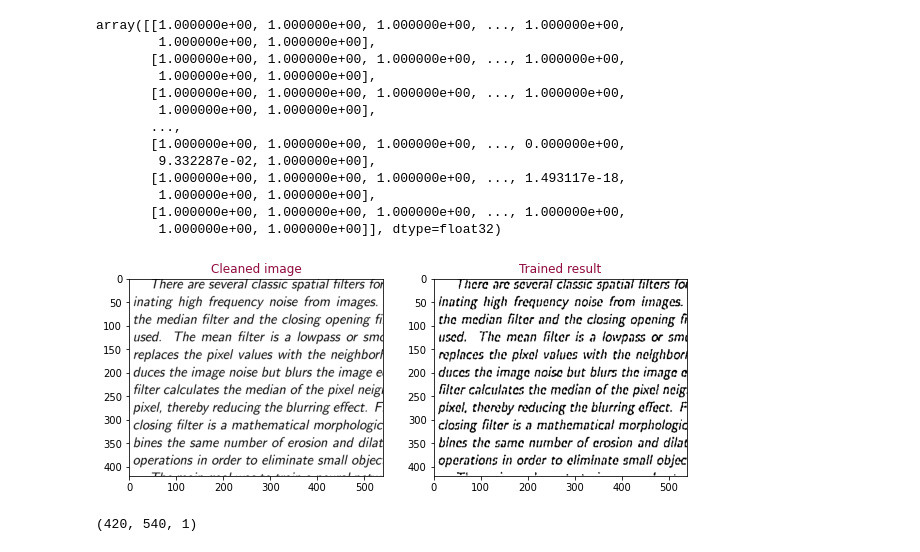
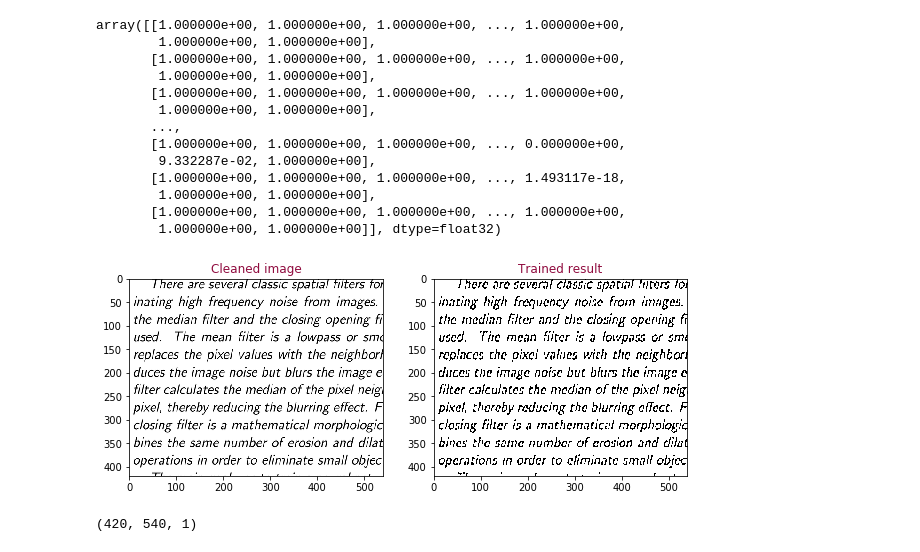
Before and after one commit to MMichels/CleanOCR, a Jupyter notebook: teste/Autoencoder-Train.ipynb, the cells around one changed output. Cells and saved outputs as stored; diff of their text form; code cells hidden in the pictures.

```diff
--- a/teste/Autoencoder-Train.ipynb
+++ b/teste/Autoencoder-Train.ipynb
@@ -211,22 +225,22 @@ array([[1.000000e+00, 1.000000e+00, 1.000000e+00, ..., 1.000000e+00,
 # %%
 sample_test = load_img(train_cleaned/ train_images[-1], grayscale=True, target_size=(420,540))
 sample_test = img_to_array(sample_test)
-#sample_test_img = sample_test.astype('float32')/255.
-sample_test_img = np.expand_dims(sample_test, axis=0)
+sample_test_img = sample_test.astype('float32')
+sample_test_img = np.expand_dims(sample_test_img, axis=0)
 
 # Get the predition
 predicted_label = np.squeeze(autoencoder.predict(sample_test_img))
 
 f, ax = plt.subplots(1,2, figsize=(10,8))
 ax[0].imshow(np.squeeze(sample_test), cmap='gray')
 ax[1].imshow(np.squeeze(predicted_label.astype('int8')), cmap='gray')
 
 ax[0].set_title('Cleaned image', color='#900c3f')
 ax[1].set_title('Trained result', color='#900c3f')
 
 plt.show()
 # %% [output]
-[figure, old version]
+[figure, new version]
 # %%
 sample_test.shape
 # %% [output]
```
Also changed, not shown: parts of 3 cells of this notebook, 3 other files.
